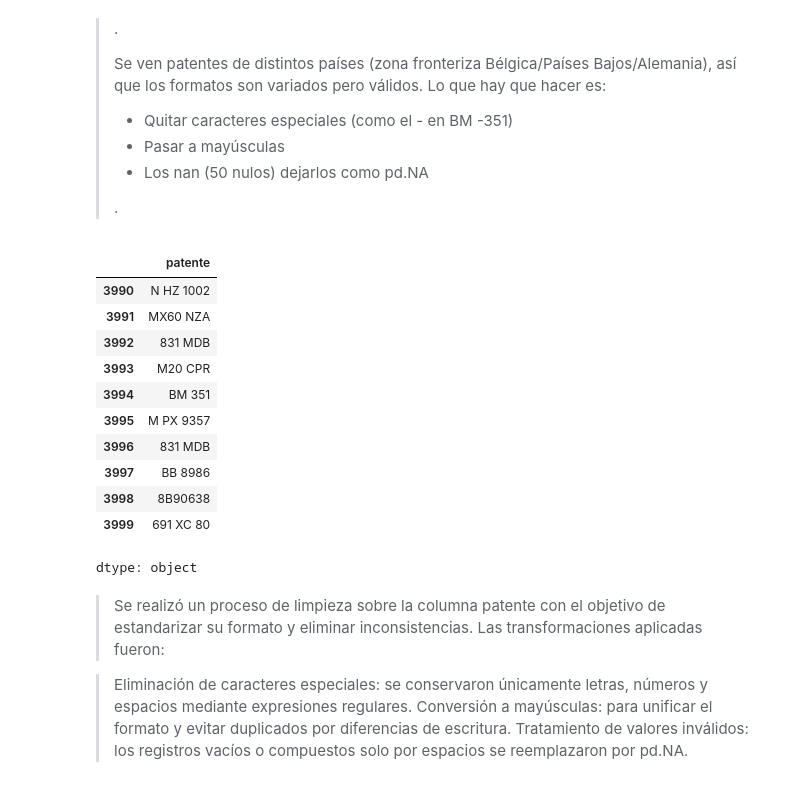
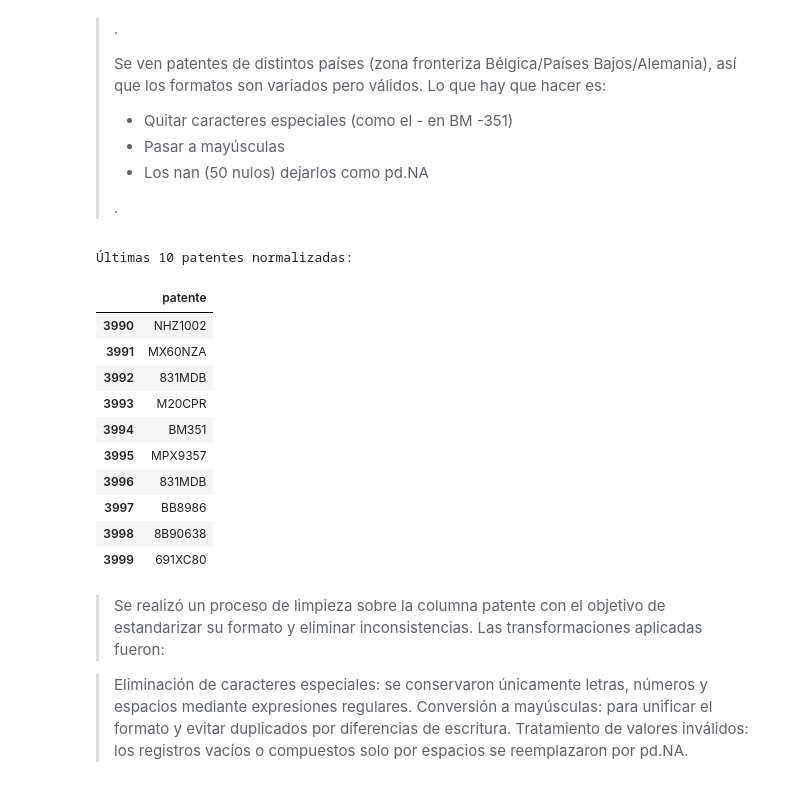
Before and after one commit to ckriztian/lcd-tp-urban-flow, a Jupyter notebook: 01_Flujo_Urbano-Vera_Cristian-Verdun_Dario-Sanchez_Sergio-Saldivia_Eduardo.ipynb, the cells around one changed output. Cells and saved outputs as stored; diff of their text form; code cells hidden in the pictures.

```diff
--- a/01_Flujo_Urbano-Vera_Cristian-Verdun_Dario-Sanchez_Sergio-Saldivia_Eduardo.ipynb
+++ b/01_Flujo_Urbano-Vera_Cristian-Verdun_Dario-Sanchez_Sergio-Saldivia_Eduardo.ipynb
@@ -589,49 +588,59 @@ Nulos actuales: 50
 >
 >.
 # %%
+#@title Normalización de patentes
+
+import pandas as pd
+
 def normalizar_patentes(df: pd.DataFrame) -> pd.DataFrame:
-  """
-  Normaliza la columna 'patente' del dataset:
-  - Quita caracteres especiales
-  - Convierte todo a mayúsculas
-  - Reemplaza valores inválidos por pd.NA
-  """
-  df_pat: pd.DataFrame = df.copy()
+    """
+    Normaliza la columna 'patente' del dataset:
+    - Quita caracteres especiales
+    - Elimina espacios
+    - Convierte todo a mayúsculas
+    - Reemplaza valores inválidos por pd.NA
+    """
 
-  # Quitar caracteres especiales (deja letras, números y espacios)
-  df_pat["patente"] = df_pat["patente"].str.replace(
-    r"[^a-zA-Z0-9\s]", "", regex=True
-  )
+    df_pat: pd.DataFrame = df.copy()
 
-  # Pasar a mayúsculas
-  df_pat["patente"] = df_pat["patente"].str.upper()
+    # Quitar caracteres especiales (deja letras, números y espacios)
+    df_pat["patente"] = df_pat["patente"].str.replace(
+        r"[^a-zA-Z0-9\s]", "", regex=True
+    )
 
-  # Reemplazar vacíos o solo espacios por pd.NA
-  df_pat["patente"] = df_pat["patente"].replace(
-    r"^\s*$", pd.NA, regex=True
-  )
+    # Pasar a mayúsculas
+    df_pat["patente"] = df_pat["patente"].str.upper()
 
-  return df_pat
+    # Eliminar espacios internos
+    df_pat["patente"] = df_pat["patente"].str.replace(" ", "")
 
+    # Reemplazar valores vacíos por pd.NA
+    df_pat["patente"] = df_pat["patente"].replace(
+        r"^\s*$", pd.NA, regex=True
+    )
 
-# Aplicación de la función
+    return df_pat
+
+    """
+    Aplicando la función sobre el df ya con fechas y horas normalizadas
+    """
 df_pat: pd.DataFrame = normalizar_patentes(df_ubic)
 
-# Mostrar las 10 últimas patentes (como pide la consigna)
-df_pat["patente"].tail(10)
+print("Últimas 10 patentes normalizadas:")
+df_pat[["patente"]].tail(10)
 # %% [output]
+Últimas 10 patentes normalizadas:
 |  | patente |
-| 3990 | N HZ 1002 |
-| 3991 | MX60 NZA |
-| 3992 | 831 MDB |
-| 3993 | M20 CPR |
-| 3994 | BM 351 |
-| 3995 | M PX 9357 |
-| 3996 | 831 MDB |
-| 3997 | BB 8986 |
+| 3990 | NHZ1002 |
+| 3991 | MX60NZA |
+| 3992 | 831MDB |
+| 3993 | M20CPR |
+| 3994 | BM351 |
+| 3995 | MPX9357 |
+| 3996 | 831MDB |
+| 3997 | BB8986 |
 | 3998 | 8B90638 |
-| 3999 | 691 XC 80 |
+| 3999 | 691XC80 |
-dtype: object
 # %% [markdown]
 >Se realizó un proceso de limpieza sobre la columna patente con el objetivo de estandarizar su formato y eliminar inconsistencias. Las transformaciones aplicadas fueron:
 
```
Also changed, not shown: parts of 20 cells of this notebook.
